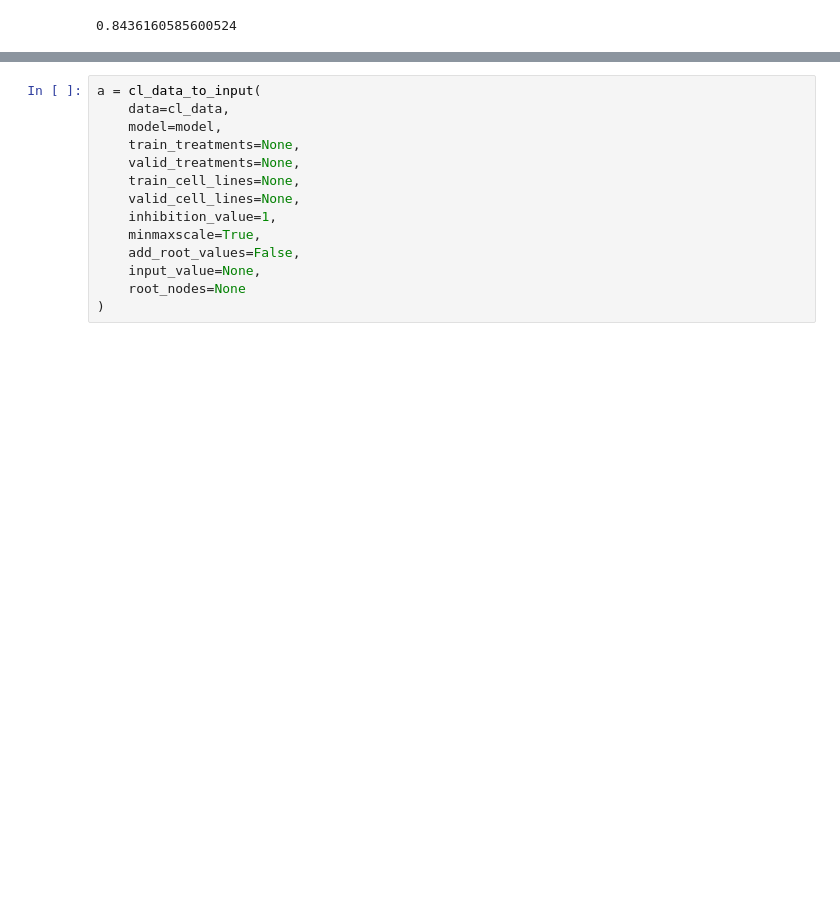
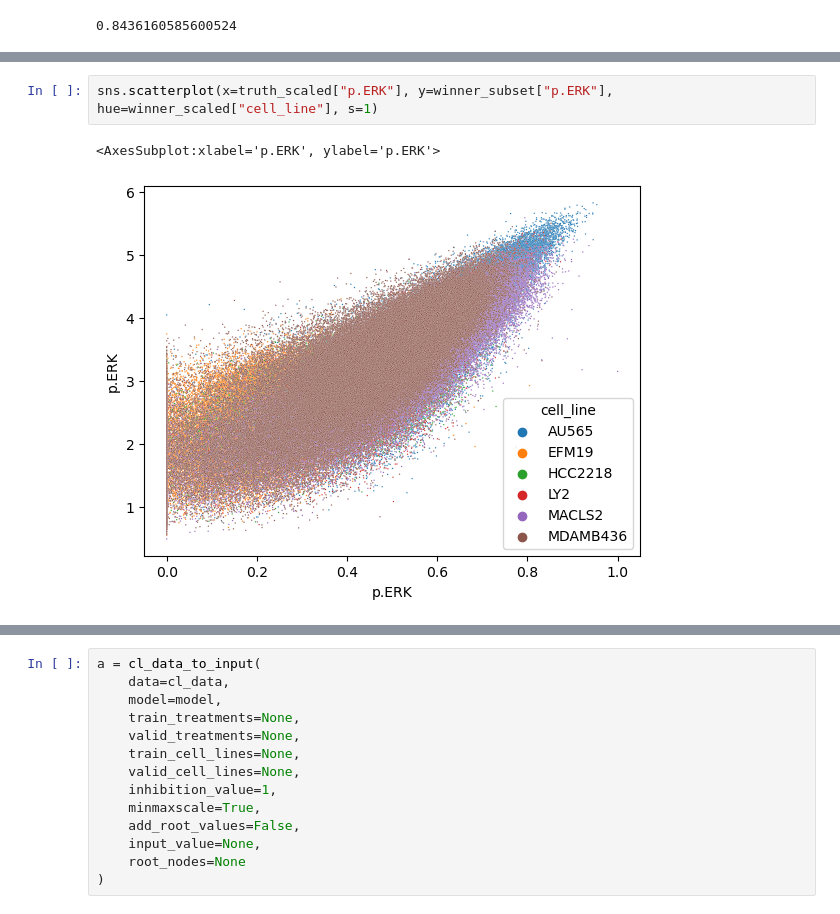
Before and after one commit to c-legac/biofuzznet, a Jupyter notebook: Notebooks/20230508_Performance_of_participants.ipynb, the cells around one changed output, grey strips where cells are left out. Cells and saved outputs as stored; diff of their text form; blank space fills up the shorter version.

```diff
--- a/Notebooks/20230508_Performance_of_participants.ipynb
+++ b/Notebooks/20230508_Performance_of_participants.ipynb
@@ -72,2 +221,7 @@ model.load_from_checkpoint(ckpt["model_state_dict"])
+# %%
+sns.scatterplot(x=truth_scaled["p.ERK"], y=winner_subset["p.ERK"], hue=winner_scaled["cell_line"], s=1)
+# %% [output]
+<AxesSubplot:xlabel='p.ERK', ylabel='p.ERK'>
+[figure, added]
 # %%
 test_cell_lines = ["AU565", "MDAMB436", "EFM19", "HCC2218", "LY2", "MACLS2"]
```
Also changed, not shown: parts of 23 cells of this notebook, 8 other files.
